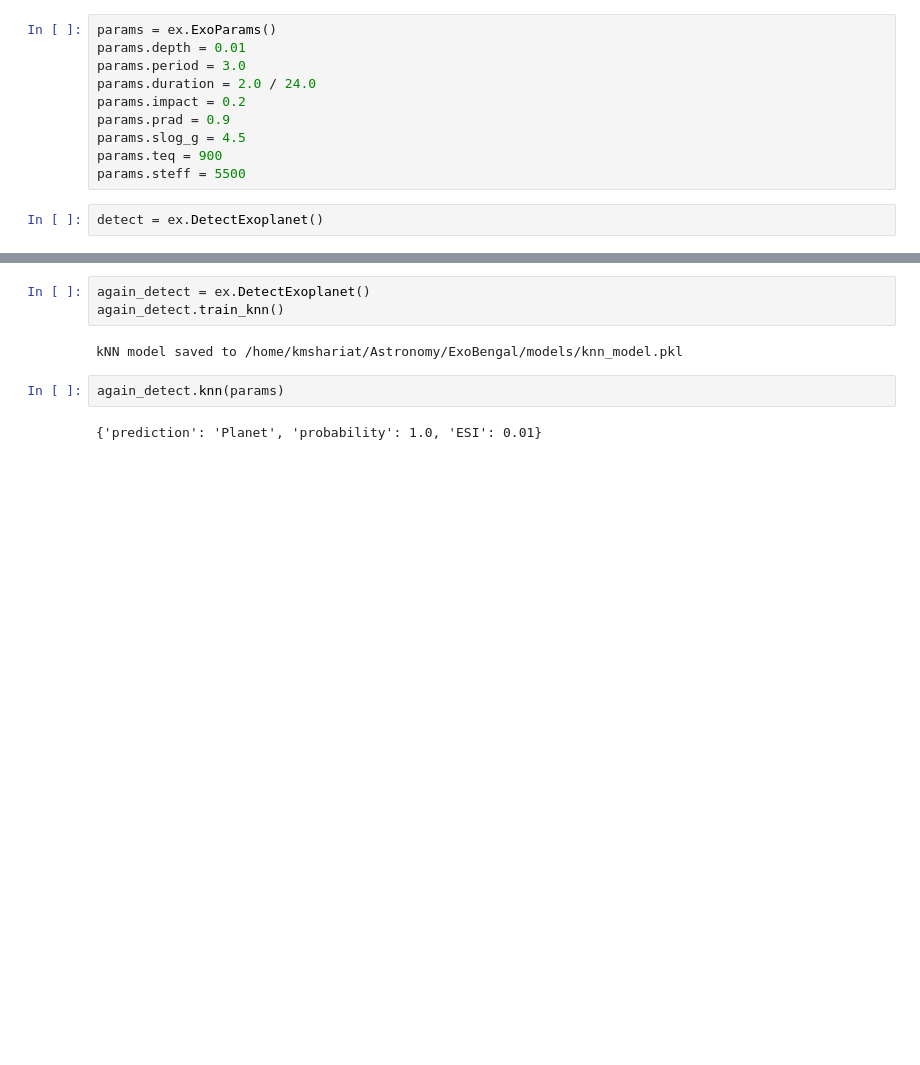
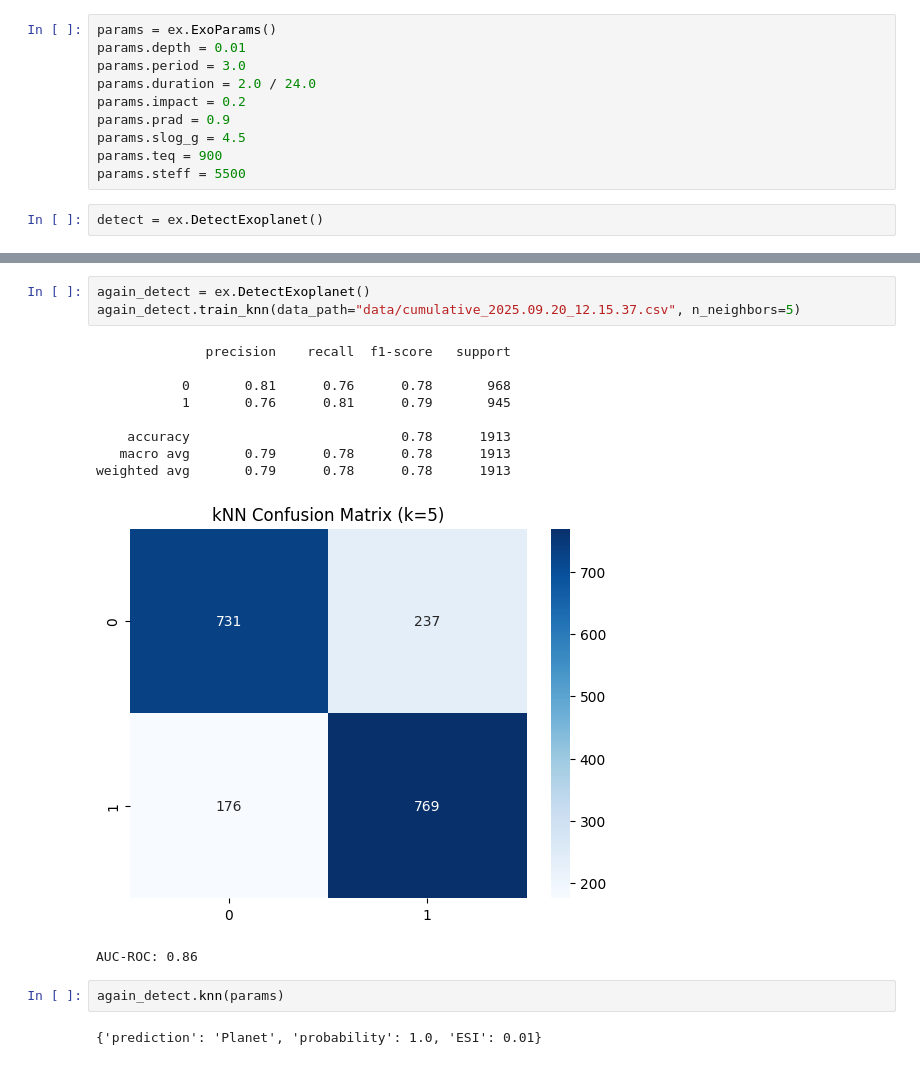
Before and after one commit to gazi-faysal-jubayer/ExoBengal, a Jupyter notebook: test.ipynb, the cells around one changed output, grey strips where cells are left out. Saved outputs shown, nothing was run; the diff lists cells and outputs as text; blank space fills up the shorter version.

```diff
--- a/test.ipynb
+++ b/test.ipynb
@@ -63,8 +97,17 @@ Prediction: Planet, Probability: 0.64, ESI: 0.01
 # %%
 again_detect = ex.DetectExoplanet()
-again_detect.train_knn()
+again_detect.train_knn(data_path="data/cumulative_2025.09.20_12.15.37.csv", n_neighbors=5)
 # %% [output]
-kNN model saved to /home/kmshariat/Astronomy/ExoBengal/models/knn_model.pkl
+              precision    recall  f1-score   support
+
+           0       0.81      0.76      0.78       968
+           1       0.76      0.81      0.79       945
+
+    accuracy                           0.78      1913
+   macro avg       0.79      0.78      0.78      1913
+weighted avg       0.79      0.78      0.78      1913
+[figure, added]
+AUC-ROC: 0.86
 # %%
 again_detect.knn(params)
 # %% [output]
```
Also changed, not shown: parts of 10 cells of this notebook, 12 other files.
